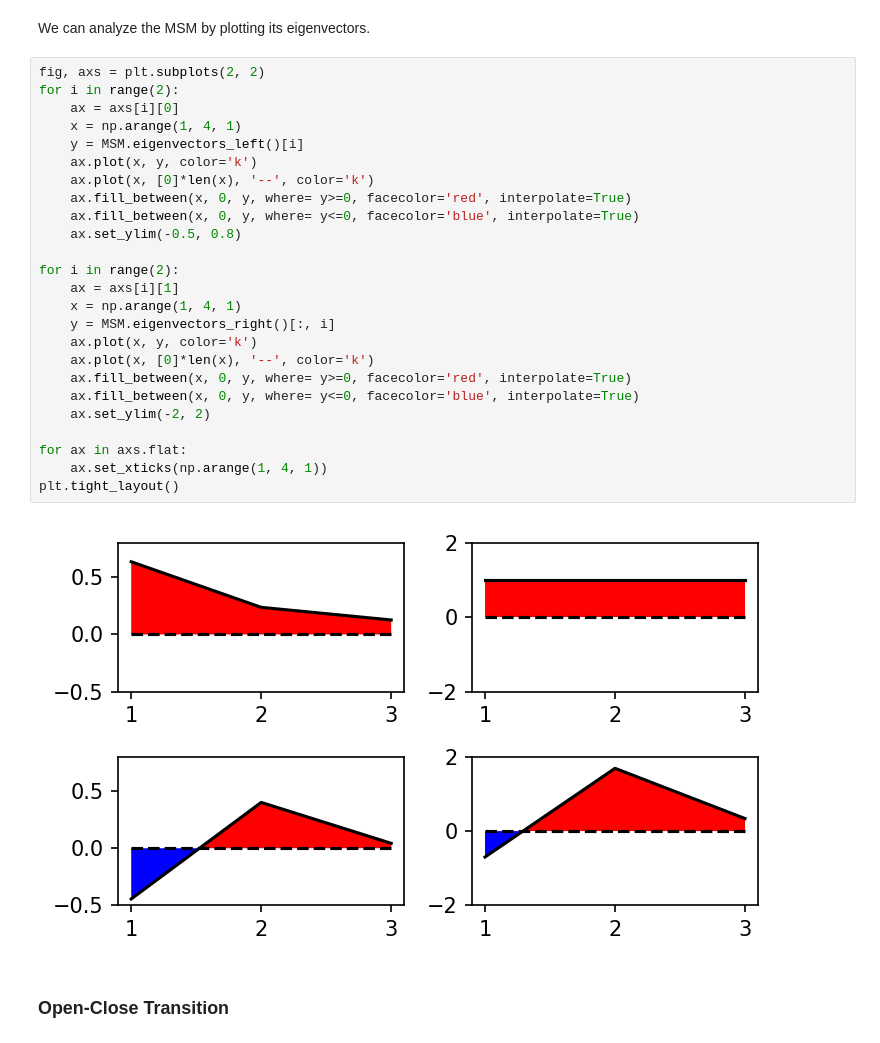
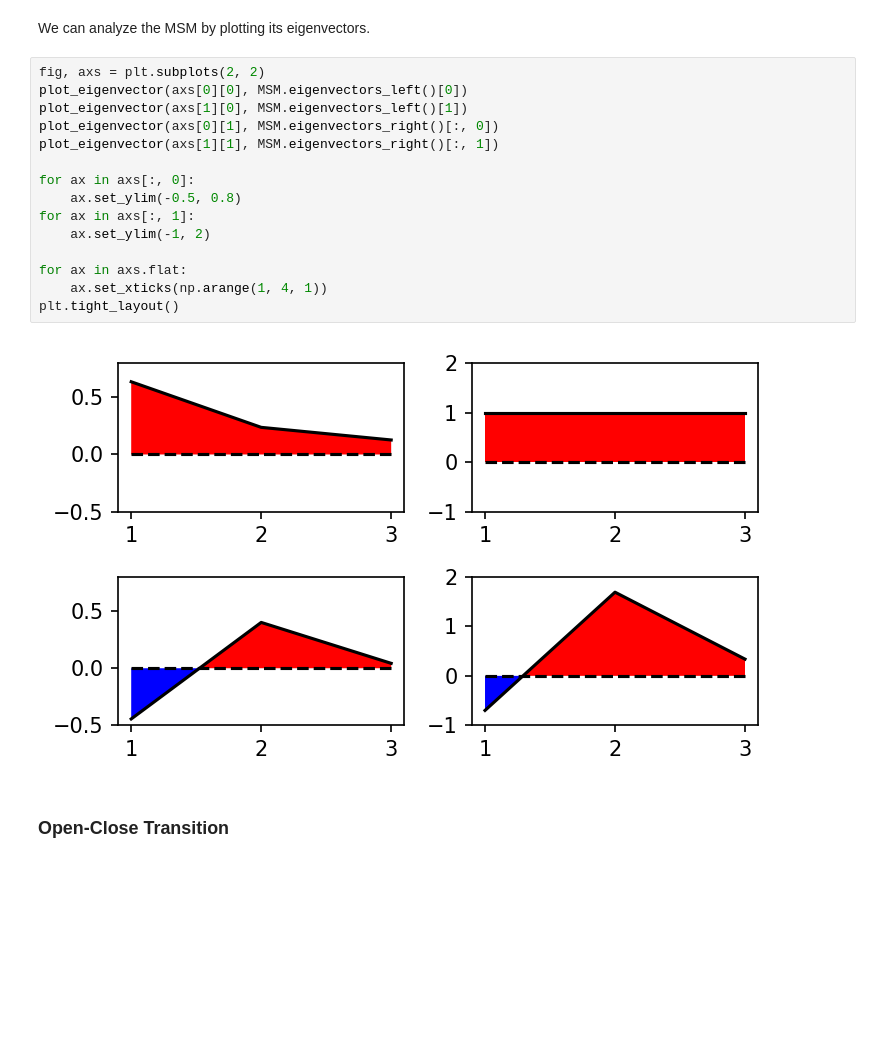
Before and after one commit to janjoswig/AlgoSB2021, a Jupyter notebook: example/example_VGLAPG.ipynb, the cells around one changed output. Drawn from its saved outputs; the diff is of its cells as text; blank space fills up the shorter version.

Commit message:
plot_eigenvector

```diff
--- a/example/example_VGLAPG.ipynb
+++ b/example/example_VGLAPG.ipynb
@@ -161,33 +161,23 @@ MSM = pyemma.msm.estimate_markov_model(dtrajs, lag=100)
 04-11-21 16:15:30 pyemma.msm.estimators.maximum_likelihood_msm.MaximumLikelihoodMSM[10] WARNING  Empty core set while unassigned states (-1) in discrete trajectory. Defining core set automatically; ch ...
 # %% [markdown]
 We can analyze the MSM by plotting its eigenvectors.
-# %%
-fig, axs = plt.subplots(2, 2)
-for i in range(2):
-    ax = axs[i][0]
-    x = np.arange(1, 4, 1)
-    y = MSM.eigenvectors_left()[i]
-    ax.plot(x, y, color='k')
-    ax.plot(x, [0]*len(x), '--', color='k')
-    ax.fill_between(x, 0, y, where= y>=0, facecolor='red', interpolate=True)
-    ax.fill_between(x, 0, y, where= y<=0, facecolor='blue', interpolate=True)
-    ax.set_ylim(-0.5, 0.8)
-
-for i in range(2):
-    ax = axs[i][1]
-    x = np.arange(1, 4, 1)
-    y = MSM.eigenvectors_right()[:, i]
-    ax.plot(x, y, color='k')
-    ax.plot(x, [0]*len(x), '--', color='k')
-    ax.fill_between(x, 0, y, where= y>=0, facecolor='red', interpolate=True)
-    ax.fill_between(x, 0, y, where= y<=0, facecolor='blue', interpolate=True)
-    ax.set_ylim(-2, 2)
-
-for ax in axs.flat:
-    ax.set_xticks(np.arange(1, 4, 1))
-plt.tight_layout()
-# %% [output]
-[figure, removed]
+# %%
+fig, axs = plt.subplots(2, 2)
+plot_eigenvector(axs[0][0], MSM.eigenvectors_left()[0])
+plot_eigenvector(axs[1][0], MSM.eigenvectors_left()[1])
+plot_eigenvector(axs[0][1], MSM.eigenvectors_right()[:, 0])
+plot_eigenvector(axs[1][1], MSM.eigenvectors_right()[:, 1])
+
+for ax in axs[:, 0]:
+    ax.set_ylim(-0.5, 0.8)
+for ax in axs[:, 1]:
+    ax.set_ylim(-1, 2)
+
+for ax in axs.flat:
+    ax.set_xticks(np.arange(1, 4, 1))
+plt.tight_layout()
+# %% [output]
+[figure, added]
 # %% [markdown]
 ### Open-Close Transition
 # %%
```
Also changed, not shown: parts of 14 cells of this notebook.
